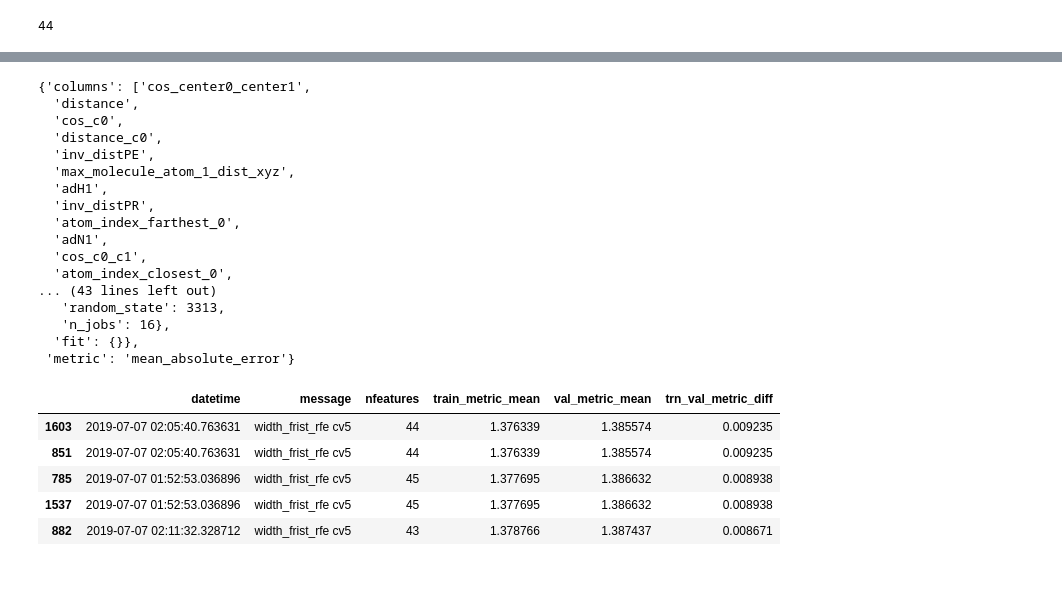
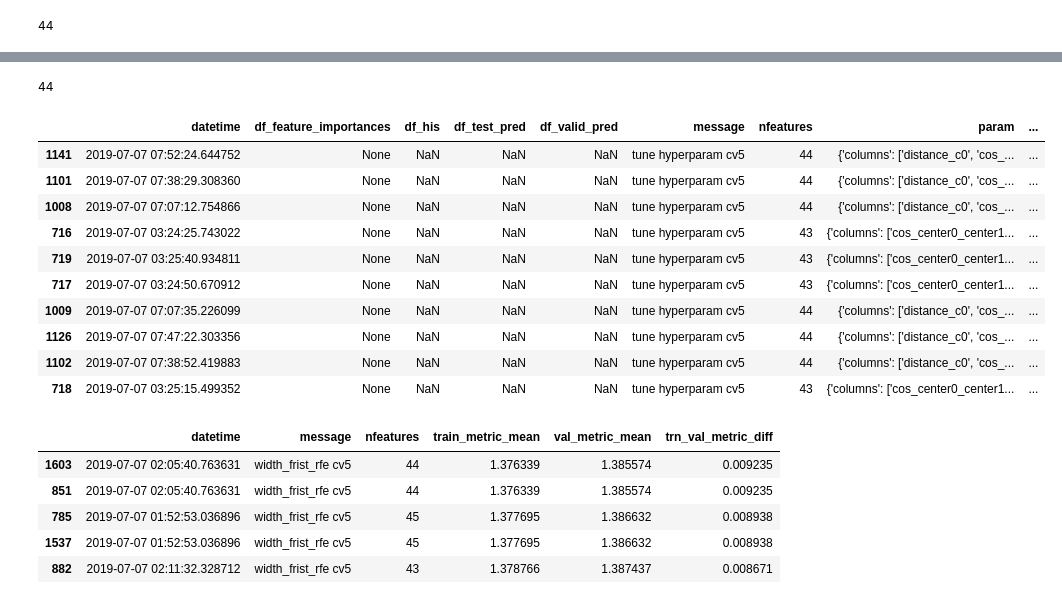
Before and after one commit to arhow/MolecularProperties, a Jupyter notebook: molecularproperties/select_features/lgbm-rfe.ipynb, the cells around one changed output, grey strips where cells are left out. Saved outputs shown, nothing was run; the diff lists cells and outputs as text; code cells hidden in the pictures; blank space fills up the shorter version.

```diff
--- a/molecularproperties/select_features/lgbm-rfe.ipynb
+++ b/molecularproperties/select_features/lgbm-rfe.ipynb
@@ -597,21 +589,19 @@ param = df_trial[(df_trial['message']=='tune hyperparam cv5 add depth range')].s
-# %%
-param
-# %% [output]
-{'columns': ['cos_center0_center1',
-  'distance',
-  'cos_c0',
-  'distance_c0',
-  'inv_distPE',
-  'max_molecule_atom_1_dist_xyz',
-  'adH1',
-  'inv_distPR',
-  'atom_index_farthest_0',
-  'adN1',
-  'cos_c0_c1',
-  'atom_index_closest_0',
-... (43 lines left out)
-   'random_state': 3313,
-   'n_jobs': 16},
-  'fit': {}},
- 'metric': 'mean_absolute_error'}
+# %%
+len(param['columns'])
+# %% [output]
+44
+# %%
+df_trial[(df_trial['message']=='tune hyperparam cv5')].sort_values(by=['val_metric_mean'], ascending=True).head(10)
+# %% [output]
+|  | datetime | df_feature_importances | df_his | df_test_pred | df_valid_pred | message | nfeatures | param | ... |
+| 1141 | 2019-07-07 07:52:24.644752 | None | NaN | NaN | NaN | tune hyperparam cv5 | 44 | {'columns': ['distance_c0', 'cos_... | ... |
+| 1101 | 2019-07-07 07:38:29.308360 | None | NaN | NaN | NaN | tune hyperparam cv5 | 44 | {'columns': ['distance_c0', 'cos_... | ... |
+| 1008 | 2019-07-07 07:07:12.754866 | None | NaN | NaN | NaN | tune hyperparam cv5 | 44 | {'columns': ['distance_c0', 'cos_... | ... |
+| 716 | 2019-07-07 03:24:25.743022 | None | NaN | NaN | NaN | tune hyperparam cv5 | 43 | {'columns': ['cos_center0_center1... | ... |
+| 719 | 2019-07-07 03:25:40.934811 | None | NaN | NaN | NaN | tune hyperparam cv5 | 43 | {'columns': ['cos_center0_center1... | ... |
+| 717 | 2019-07-07 03:24:50.670912 | None | NaN | NaN | NaN | tune hyperparam cv5 | 43 | {'columns': ['cos_center0_center1... | ... |
+| 1009 | 2019-07-07 07:07:35.226099 | None | NaN | NaN | NaN | tune hyperparam cv5 | 44 | {'columns': ['distance_c0', 'cos_... | ... |
+| 1126 | 2019-07-07 07:47:22.303356 | None | NaN | NaN | NaN | tune hyperparam cv5 | 44 | {'columns': ['distance_c0', 'cos_... | ... |
+| 1102 | 2019-07-07 07:38:52.419883 | None | NaN | NaN | NaN | tune hyperparam cv5 | 44 | {'columns': ['distance_c0', 'cos_... | ... |
+| 718 | 2019-07-07 03:25:15.499352 | None | NaN | NaN | NaN | tune hyperparam cv5 | 43 | {'columns': ['cos_center0_center1... | ... |
 # %%
```
Also changed, not shown: parts of 21 cells of this notebook, 5 other files.
